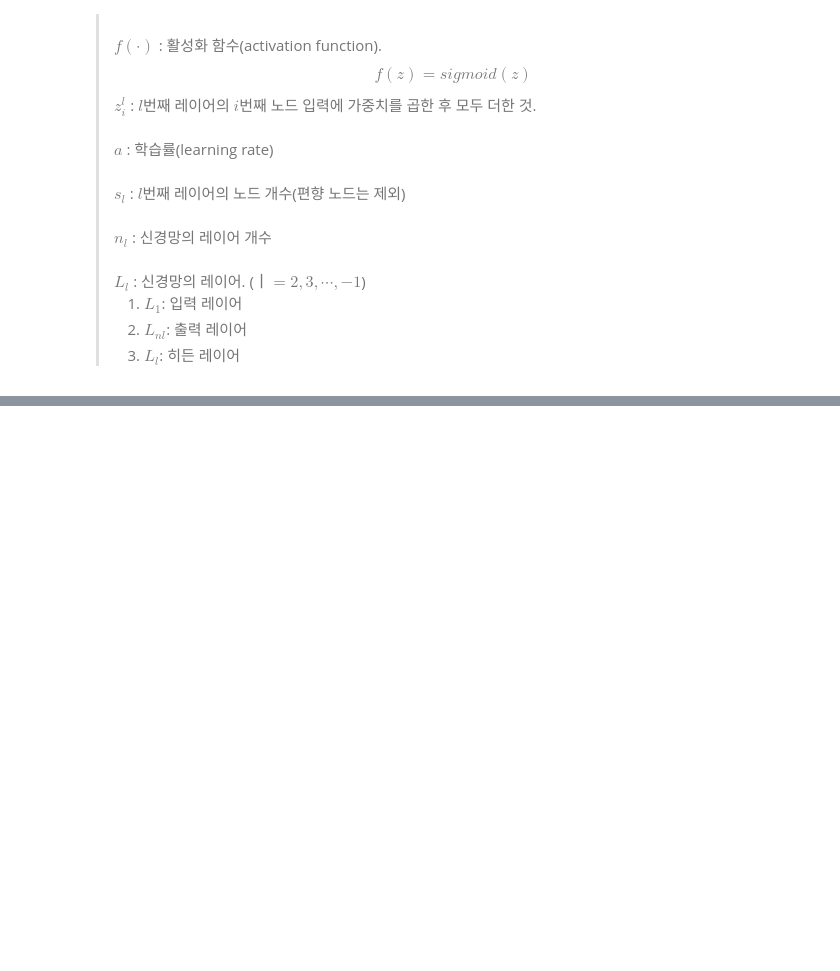
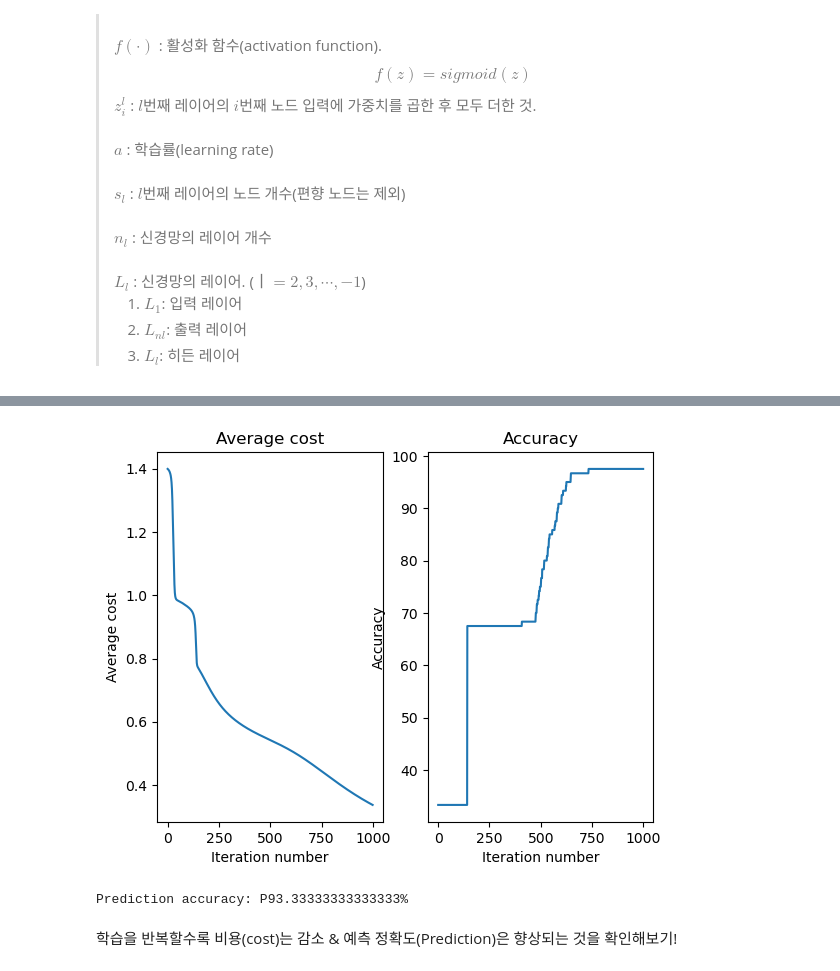
Before and after one commit to jieun000/python, a Jupyter notebook: 2_linearAlgebra/00_linearAlgebra.ipynb, the cells around one changed output, grey strips where cells are left out. Drawn from its saved outputs; the diff is of its cells as text; code cells hidden in the pictures; blank space fills up the shorter version.

```diff
--- a/2_linearAlgebra/00_linearAlgebra.ipynb
+++ b/2_linearAlgebra/00_linearAlgebra.ipynb
@@ -827,0 +1109,74 @@ plt.show()
+# %%
+if __name__ == "__main__":
+    # csv파일로부터 데이터를 가져와 가공.
+    # Iris.csv파일로부터 데이터를 불러와 가공해 넘파이 배열에 저장하는 코드.
+
+    # 붓꽃 품종을 딕셔너리로 정의하여 문자열로 된 라벨을 숫자값 라벨로 변환하는데 사용.
+    Species_Dict = {'Iris-setosa': 0, 'Iris-versicolor': 1, 'Iris-virginica': 2}
+    # 특성(X)와 라벨(Y)를 저장하는데 사용.
+    X = []
+    Y = []
+
+    # csv 파일을 열어서 한 줄씩 가져옵니다.
+    with open('iris.csv', newline='') as file:
+        reader = csv.reader(file)
+        try:
+            for i, row in enumerate(reader):
+                if i > 0:
+                    # csv로부터 읽어온 데이터를 특성과 라벨로 나누어 리스트에 저장.
+                    X.append(np.array(row[0:4], dtype="float64"))
+                    Y.append(Species_Dict[row[-1]]) # 앞에서 정의한 딕셔너리를 이용해 문자열 라벨을 숫자열로 변환함.
+            # 데이터가 저장된 리스트를 넘파이 배열로 변환.
+            X = np.array(X)
+            Y = np.array(Y)
+        except csv.Error as e:
+            sys.exit('file {}, line {}: P{}'.format(filename, reader.line_num, e))
+
+    # {0, 1, 2} 값을 가지는 라벨을 one-hot 인코딩하여 {0 0 1, 0 1 0, 1 0 0}로 변환
+    Y = convert_y_to_one_hot_vector(Y, vector_length=3)
+
+    # 데이터 세트를 무작위로 섞기
+    s = np.arange(Y.shape[0]) # Y.shape[0] = 150
+    np.random.seed(0)
+    np.random.shuffle(s)
+
+    Y = Y[s]
+    X = X[s]
+
+    # 학습용 데이터(X_train, Y_train)와 테스트용 데이터(X_test, Y_test)를 8:2 비율로 사용.
+    size = len(Y) # size=150
+    p = int(size * 0.8) # 120
+    X_train = X[0:p]
+    Y_train = Y[0:p]
+    X_test = X[p:]
+    Y_test = Y[p:]
+
+    # 신경망을 구성하는 레이어의 노드 개수.
+    node_size = {
+        'input_layer_size': 4,
+        'hidden_layer_size': 8,
+        'output_layer_size': 3
+    }
+
+    # 역전파 알고리즘에서 사용하는 학습률.
+    learning_rate = 0.5
+
+    # 신경망을 학습시켜 가중치와 편향을 리턴.
+    W1, W2, b1, b2, list_avg_cost, list_accuracy = train(X_train, Y_train, node_size=node_size, max_iteration=1000, learning_rate=learning_rate)
+
+    # 비용과 정확도를 그래프로 표현.
+    Figure, ax = plt.subplots(1, 2)
+    ax[0].title.set_text('Average cost')
+    ax[1].title.set_text('Accuracy')
+    ax[0].plot(list_avg_cost)
+    ax[1].plot(list_accuracy)
+    ax[0].set_ylabel('Average cost')
+    ax[0].set_xlabel('Iteration number')
+    ax[1].set_ylabel('Accuracy')
+    ax[1].set_xlabel('Iteration number')
+    plt.show()
+
+    # 테스트 데이터 세트를 사용해 예측 정확성을 테스트.
+    y_pred = predict_y(X_test, W1, W2, b1, b2)
+    print('Prediction accuracy: P{}%'.format(compute_accuracy(Y_test, y_pred)))
+# %% [output]
@@ -827,0 +1193,4 @@ plt.show()
+[figure, added]
+Prediction accuracy: P93.33333333333333%
+# %% [markdown]
+학습을 반복할수록 비용(cost)는 감소 & 예측 정확도(Prediction)은 향상되는 것을 확인해보기!
```
Also changed, not shown: parts of 14 cells of this notebook, 1 other file.
